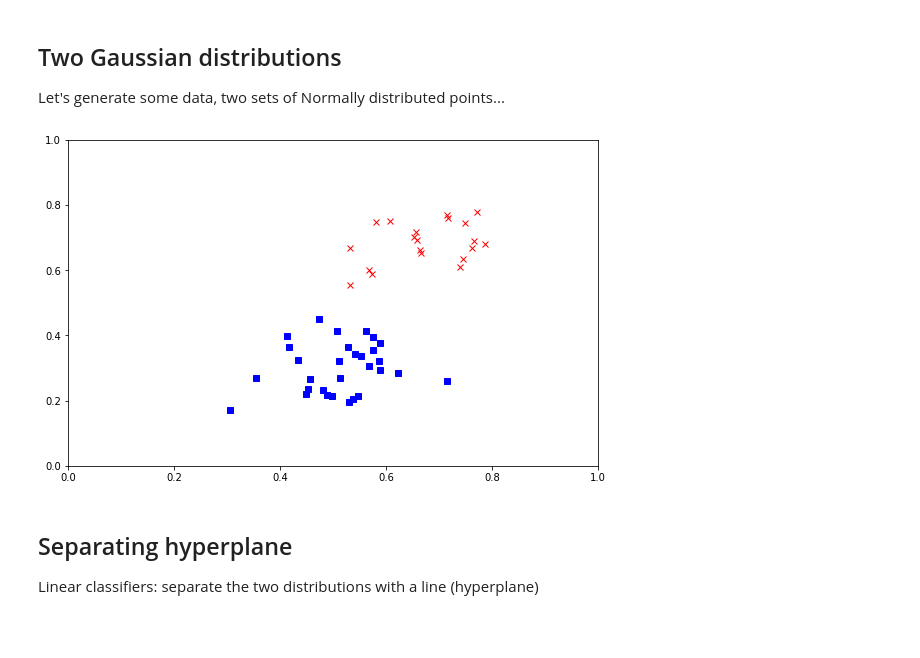
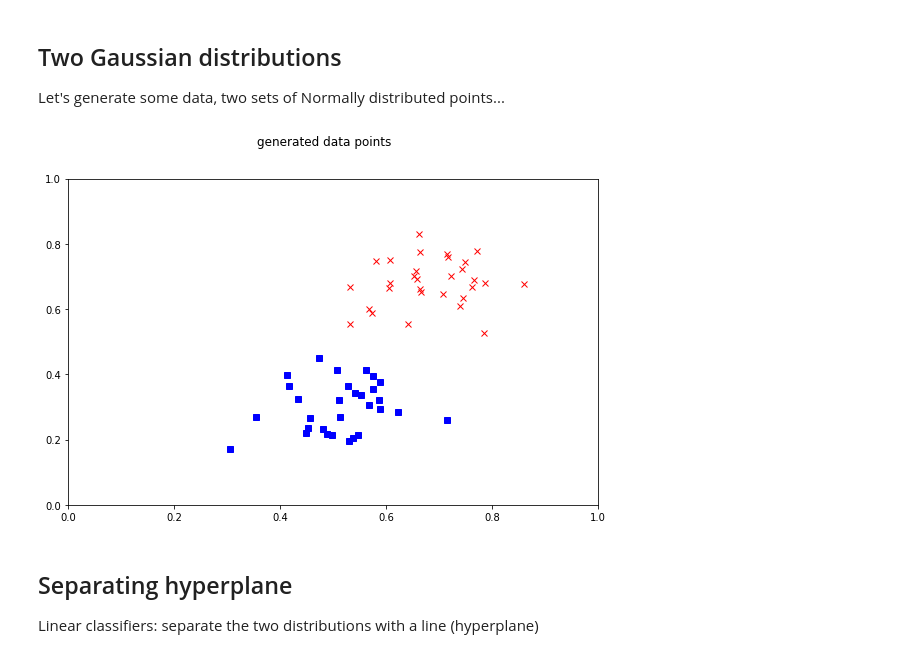
Before and after one commit to CSCfi/machine-learning-scripts, a Jupyter notebook: notebooks/sklearn-svm-toy.ipynb, the cells around one changed output. Drawn from its saved outputs; the diff is of its cells as text; code cells hidden in the pictures; blank space fills up the shorter version.

```diff
--- a/notebooks/sklearn-svm-toy.ipynb
+++ b/notebooks/sklearn-svm-toy.ipynb
@@ -26,10 +22,19 @@ def plot_data():
     plt.ylim(0.0, 1.0)
     plt.plot(x1, y1, 'bs', markersize=6)
     plt.plot(x2, y2, 'rx', markersize=6)
-# %%
-plot_data()
-# %% [output]
-[figure, removed]
+# %%
+s1=0.01
+s2=0.01
+n1=30
+n2=30
+
+x1, y1 = rng.multivariate_normal([0.5, 0.3], [[s1, 0], [0, s1]], n1).T
+x2, y2 = rng.multivariate_normal([0.7, 0.7], [[s2, 0], [0, s2]], n2).T
+plot_data()
+plt.suptitle('generated data points')
+plt.show()
+# %% [output]
+[figure, added]
 # %% [markdown]
 ## Separating hyperplane
 
```
Also changed, not shown: parts of 13 cells of this notebook.
